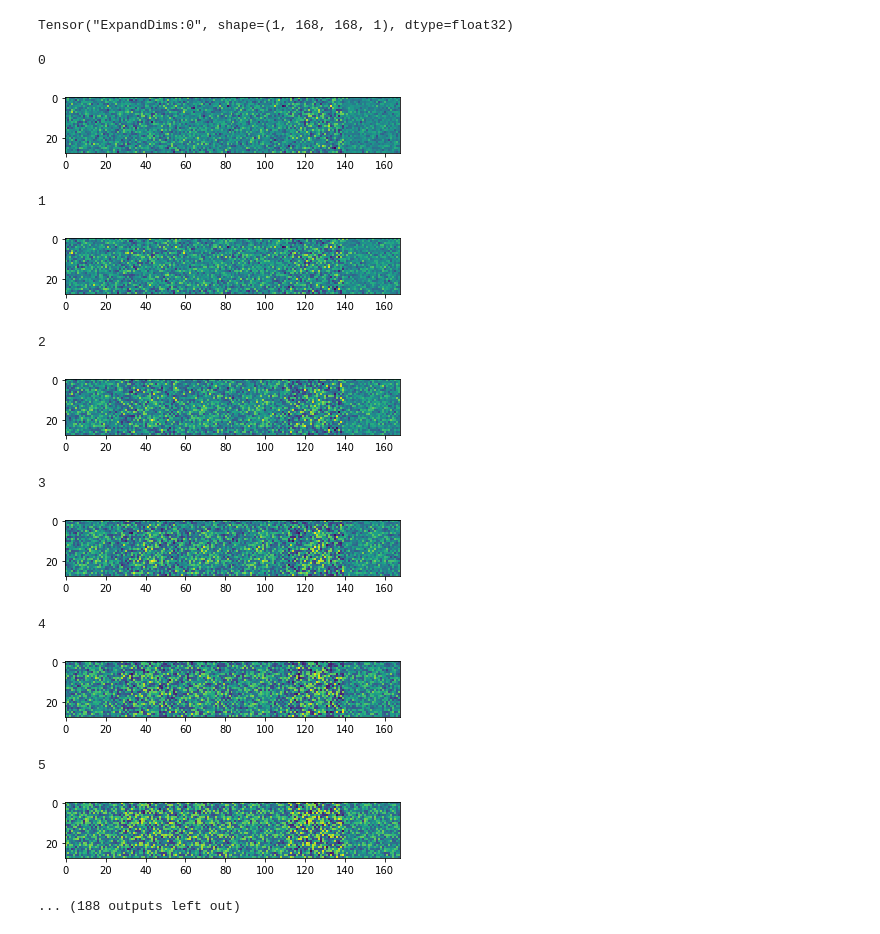
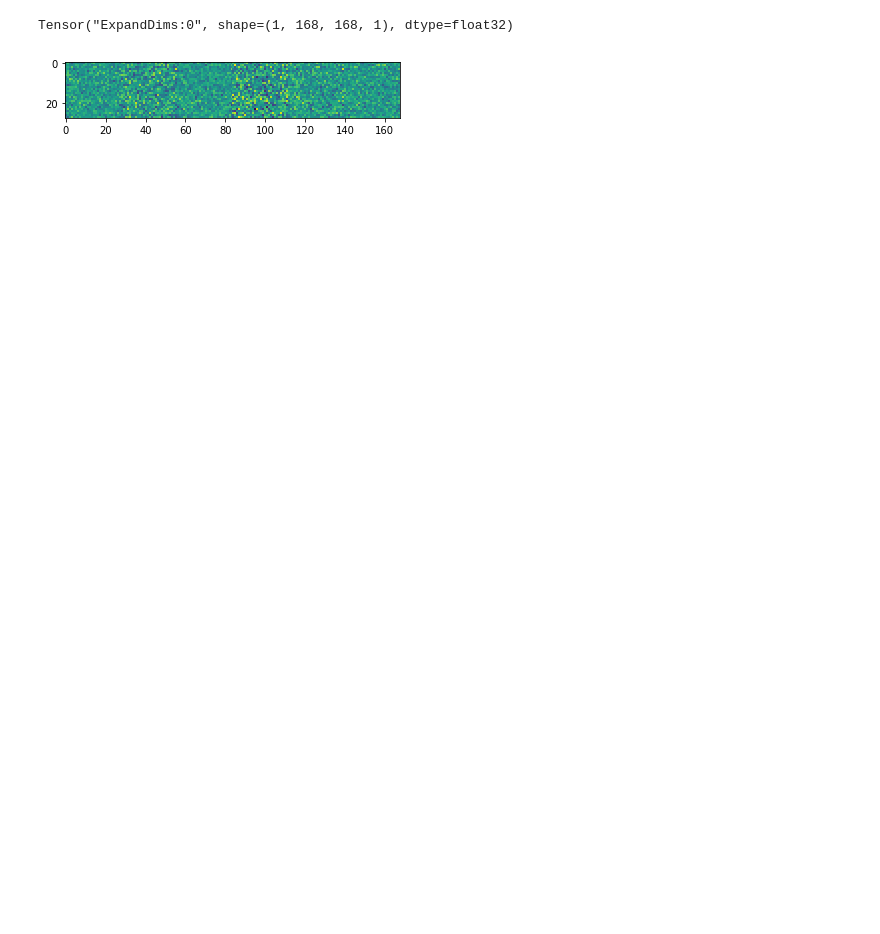
Before and after one commit to npetrenko/inpaint, a Jupyter notebook: Untitled-Copy4.ipynb, the cells around one changed output. Saved outputs shown, nothing was run; the diff lists cells and outputs as text; code cells hidden in the pictures; blank space fills up the shorter version.

```diff
--- a/Untitled-Copy4.ipynb
+++ b/Untitled-Copy4.ipynb
@@ -31,7 +31,7 @@ def preprocess(x, y):
 # %%
 with tf.device("//cpu:0"):
     train_dataset = train_dataset.shuffle(x_train.shape[0], reshuffle_each_iteration=False)\
-    .shuffle(1024).batch(2048).map(preprocess)
+    .shuffle(1024).batch(256).map(preprocess)
 
     test_dataset = test_dataset.shuffle(x_test.shape[0], reshuffle_each_iteration=False)\
     .batch(256).map(preprocess)
@@ -118,14 +118,15 @@ class DiscriminatorModel(Model):
     def __call__(self, inp):
         with tf.variable_scope("discriminator", reuse=tf.AUTO_REUSE) as model_scope:
             x = tfl.Flatten()(inp)
+
             x = tfl.Dense(512)(x)
-#             x = self.batchnorm()(x)
+            x = self.batchnorm()(x)
             x = tf.nn.leaky_relu(x)
 
             x = self.dropout(0.25)(x)
 
-            x = tfl.Dense(256, activation="relu")(x)
-#             x = self.batchnorm()(x)
+            x = tfl.Dense(256)(x)
+            x = self.batchnorm()(x)
             x = tf.nn.leaky_relu(x)
 
             x = self.dropout(0.25)(x)
@@ -205,7 +209,7 @@ def get_dir():
     import os
     base_dir = "/home/nikita/tmp/gan_logs/"
     for ix in range(1000):
-        cand = os.path.join(base_dir, "dense_dbn_0.2_" + str(ix))
+        cand = os.path.join(base_dir, "dense_0.5_do_discbn_" + str(ix))
         if not os.path.exists(cand):
             return cand
 
@@ -270,42 +274,30 @@ gened = decoder_model(noise)
 #     plt.show()
 # %%
 import random
-dec_dic = {handle: train_handle, dec_learning_phase: True, disc_learning_phase: False}
-disc_dic = {handle: train_handle, dec_learning_phase: False, disc_learning_phase: True}
+dec_dic = {handle: train_handle, dec_learning_phase: True, disc_learning_phase: True}
+disc_dic = {handle: train_handle, dec_learning_phase: True, disc_learning_phase: True}
 
 # dec_dic = {handle: train_handle, dec_learning_phase: False, disc_learning_phase: False}
 # disc_dic = {handle: train_handle, dec_learning_phase: False, disc_learning_phase: False}
 
 for epoch in range(100000):
-    if epoch % 1 == 0:
-        print(epoch)
+    if epoch % 100 == 0:
         show_pics()
-        im_summarizer.post_summary()
+
+    im_summarizer.post_summary()
 
     try:
         while True:
             if random.random() < 1.:
                 _, summ = sess.run([disc_upd, disc_summaries], disc_dic)
                 writer.add_summary(summ, global_step.eval())
 
-            if random.random() < (0 if epoch < -1 else .8):
+            if random.random() < (0 if epoch < -1 else .5):
                 _, summ = sess.run([decoder_upd, dec_summaries], dec_dic)
                 writer.add_summary(summ, global_step.eval())
     except tf.errors.OutOfRangeError:
         sess.run(train_iterator.initializer)
 # %% [output]
-0
-[figure, old version]
+[figure, new version]
-1
-[figure, removed]
-2
-[figure, removed]
-3
-[figure, removed]
-4
-[figure, removed]
-5
-[figure, removed]
-... (188 outputs left out)
 # %%
 sess.run(variable_initializer)
```
Also changed, not shown: parts of 1 cell of this notebook.
